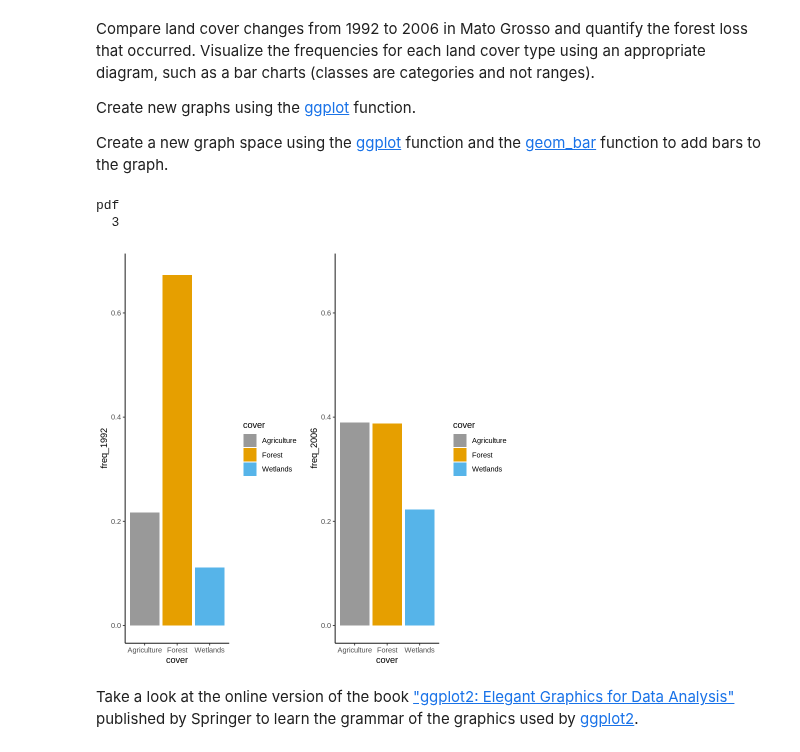
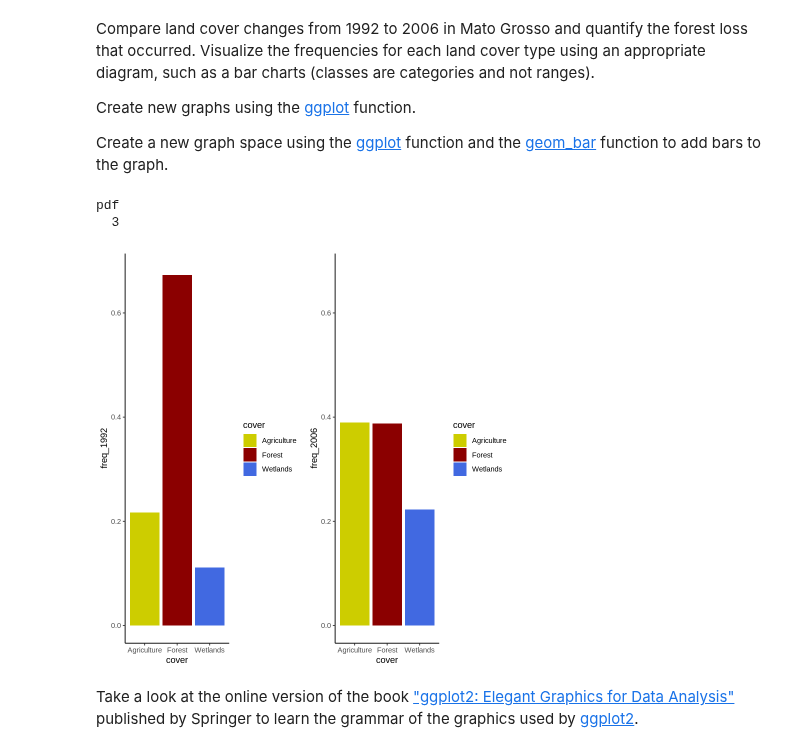
Before and after one commit to biagiominio/Remote_Sensing_2021, a Jupyter notebook: R_code_land_cover.ipynb, the cells around one changed output. Saved outputs shown, nothing was run; the diff lists cells and outputs as text; code cells hidden in the pictures.

```diff
--- a/R_code_land_cover.ipynb
+++ b/R_code_land_cover.ipynb
@@ -274,22 +274,22 @@ Create a new graph space using the [ggplot](https://www.rdocumentation.org/packa
 # %%
 # pdf(file = "/content/compare_hist.pdf")
 p_1992 <- ggplot(join_data, aes(x=cover, y=freq_1992)) +
           geom_bar(aes(fill=cover), stat="identity") +
-          scale_fill_manual(values=c("#999999", "#E69F00", "#56B4E9")) +
+          scale_fill_manual(values=c("yellow3", "darkred", "royalblue")) +
           ylim(0,0.68) +
           theme_classic()
 
 p_2006 <- ggplot(join_data, aes(x=cover, y=freq_2006)) +
           geom_bar(aes(fill=cover), stat="identity") +
-          scale_fill_manual(values=c("#999999", "#E69F00", "#56B4E9")) +
+          scale_fill_manual(values=c("yellow3", "darkred", "royalblue")) +
           ylim(0,0.68) +
           theme_classic()
 
 grid.arrange(p_1992, p_2006, nrow=1)
 dev.off()
 # %% [output]
 pdf
   3
-[figure, old version]
+[figure, new version]
 # %% [markdown]
 Take a look at the online version of the book ["ggplot2: Elegant Graphics for Data Analysis"](https://ggplot2-book.org/) published by Springer to learn the grammar of the graphics used by [ggplot2](https://ggplot2.tidyverse.org/).
```
Also changed, not shown: parts of 2 cells of this notebook.
